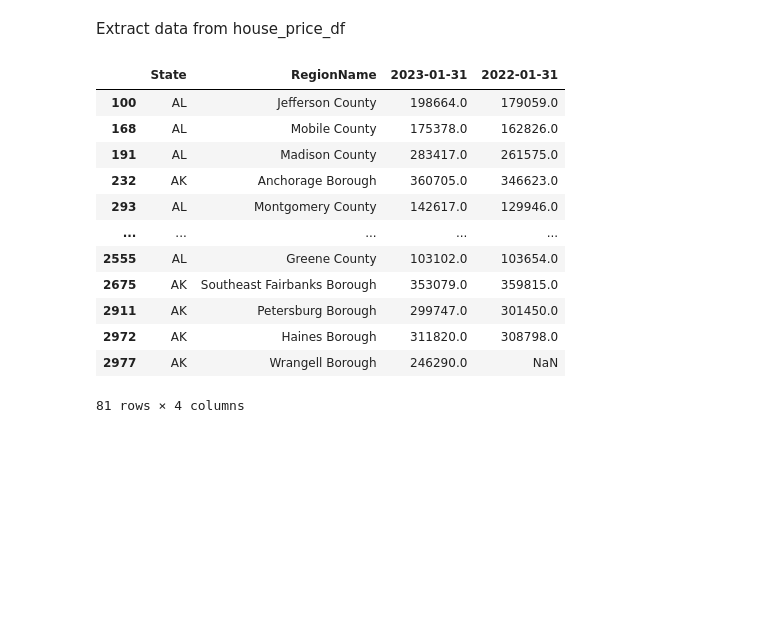
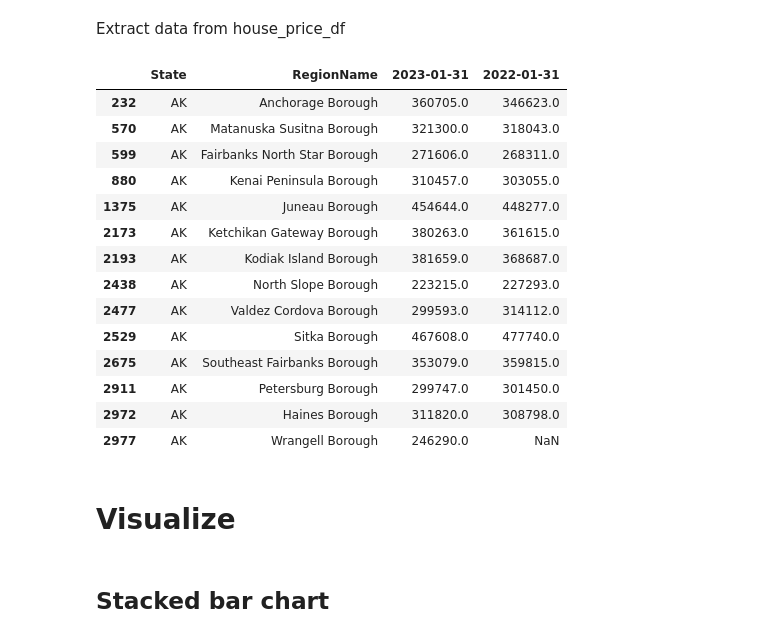
Before and after one commit to thphamUMBC/cmsc436_project, a Jupyter notebook: code/Data_Analysis_Cleaning.ipynb, the cells around one changed output. Saved outputs shown, nothing was run; the diff lists cells and outputs as text; code cells hidden in the pictures; blank space fills up the shorter version.

```diff
--- a/code/Data_Analysis_Cleaning.ipynb
+++ b/code/Data_Analysis_Cleaning.ipynb
@@ -143,19 +146,25 @@ def median_hprice_by_state_in_YYMM(states=None, yyyymmdd=None):
     result = result.round(0)
     return result
 # %%
-mtest = median_hprice_by_state_in_YYMM(states=["AK", "AL"], yyyymmdd=["2023-01-31", "2022-01-31"])
-mtest
+test = median_hprice_by_state_in_YYMM(states=["AK"], yyyymmdd=["2023-01-31", "2022-01-31"])
+test
 # %% [output]
 |  | State | RegionName | 2023-01-31 | 2022-01-31 |
-| 100 | AL | Jefferson County | 198664.0 | 179059.0 |
-| 168 | AL | Mobile County | 175378.0 | 162826.0 |
-| 191 | AL | Madison County | 283417.0 | 261575.0 |
 | 232 | AK | Anchorage Borough | 360705.0 | 346623.0 |
-| 293 | AL | Montgomery County | 142617.0 | 129946.0 |
-| ... | ... | ... | ... | ... |
-| 2555 | AL | Greene County | 103102.0 | 103654.0 |
+| 570 | AK | Matanuska Susitna Borough | 321300.0 | 318043.0 |
+| 599 | AK | Fairbanks North Star Borough | 271606.0 | 268311.0 |
+| 880 | AK | Kenai Peninsula Borough | 310457.0 | 303055.0 |
+| 1375 | AK | Juneau Borough | 454644.0 | 448277.0 |
+| 2173 | AK | Ketchikan Gateway Borough | 380263.0 | 361615.0 |
+| 2193 | AK | Kodiak Island Borough | 381659.0 | 368687.0 |
+| 2438 | AK | North Slope Borough | 223215.0 | 227293.0 |
+| 2477 | AK | Valdez Cordova Borough | 299593.0 | 314112.0 |
+| 2529 | AK | Sitka Borough | 467608.0 | 477740.0 |
 | 2675 | AK | Southeast Fairbanks Borough | 353079.0 | 359815.0 |
 | 2911 | AK | Petersburg Borough | 299747.0 | 301450.0 |
 | 2972 | AK | Haines Borough | 311820.0 | 308798.0 |
 | 2977 | AK | Wrangell Borough | 246290.0 | NaN |
-81 rows × 4 columns
+# %% [markdown]
+# Visualize
+# %% [markdown]
+## Stacked bar chart
```
Also changed, not shown: parts of 8 cells of this notebook.
